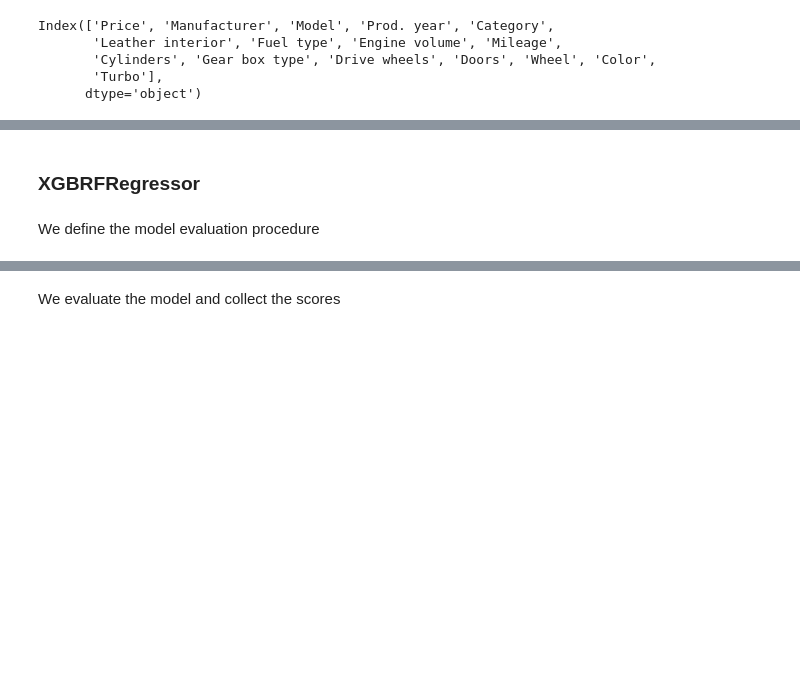
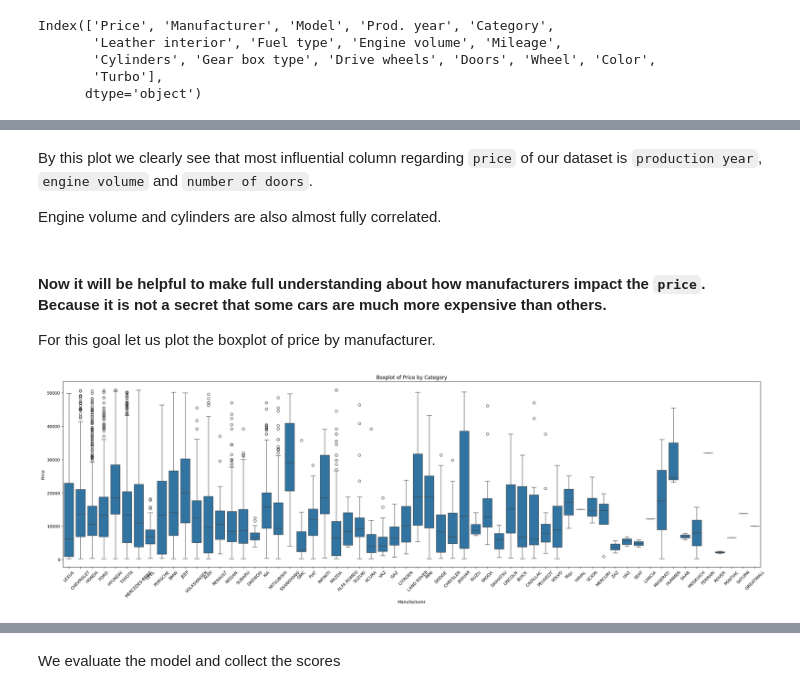
Before and after one commit to maximlapitan/qt_based_recommendation_app, a Jupyter notebook: inspect_csv.ipynb, the cells around one changed output, grey strips where cells are left out. Drawn from its saved outputs; the diff is of its cells as text; code cells hidden in the pictures; blank space fills up the shorter version.

```diff
--- a/inspect_csv.ipynb
+++ b/inspect_csv.ipynb
@@ -626,2 +385,0 @@ round(grid_search_best_model_rmse)
-# %% [markdown]
-### XGBRFRegressor
@@ -630,2 +386,18 @@ XGBRFRegressor_model = XGBRFRegressor(n_estimators=100, subsample=0.9, colsample
-# %% [markdown]
-We define the model evaluation procedure
+# %% [markdown]
+By this plot we clearly see that most influential column regarding `price` of our dataset is `production year`, `engine volume` and `number of doors`.
+
+Engine volume and cylinders are also almost fully correlated.
+# %% [markdown]
+#### Now it will be helpful to make full understanding about how manufacturers impact the `price`. Because it is not a secret that some cars are much more expensive than others.
+
+For this goal let us plot the boxplot of price by manufacturer.
+# %%
+plt.figure(figsize=(30, 8))
+sns.boxplot(x='Manufacturer', y='Price', data=cleaned_data)
+plt.xlabel('Manufacturer')
+plt.ylabel('Price')
+plt.title('Boxplot of Price by Category')
+plt.xticks(rotation=45)
+plt.show()
+# %% [output]
+[figure, added]
```
Also changed, not shown: parts of 180 cells of this notebook, 1 other file.
